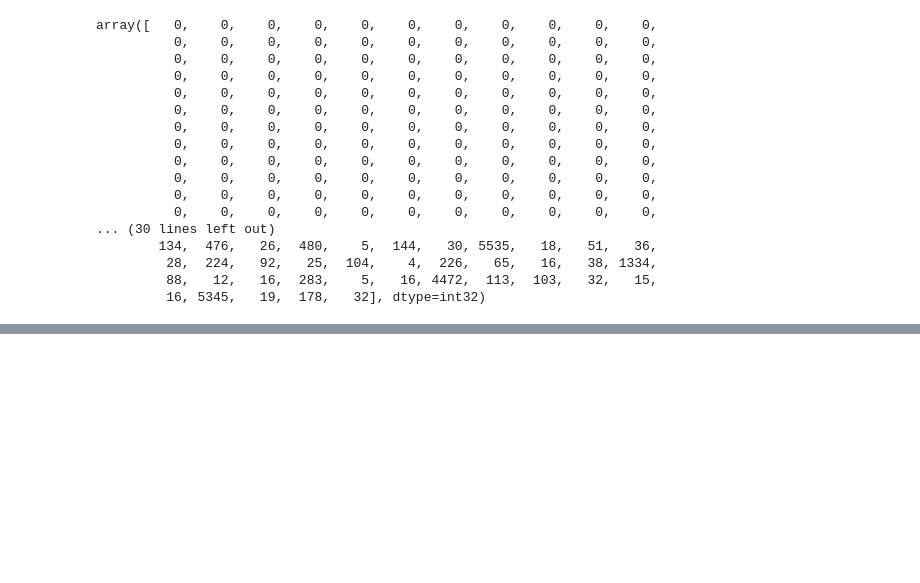
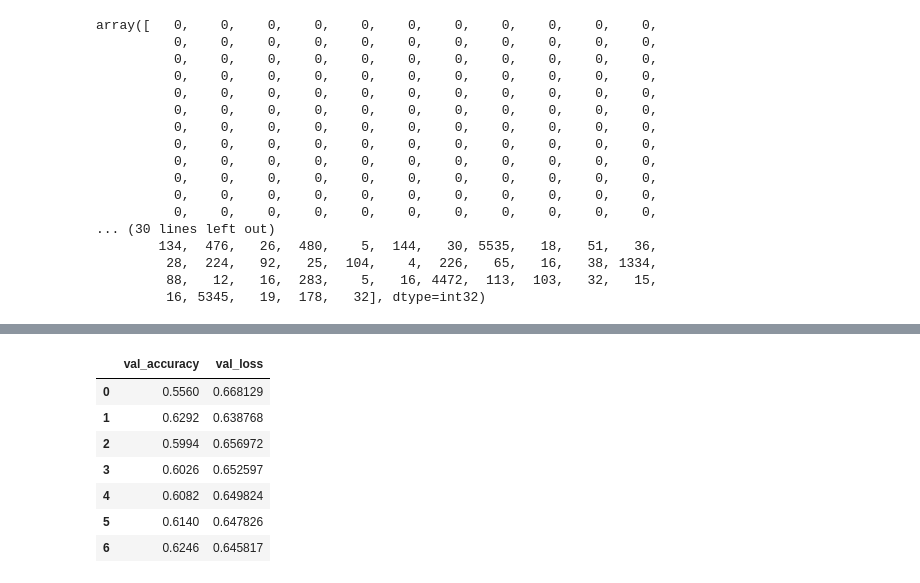
Before and after one commit to saadtariq-ds/IMDB-Movie-Reviews-Sentiment-Analysis, a Jupyter notebook: SimpleRNN.ipynb, the cells around one changed output, grey strips where cells are left out. Saved outputs shown, nothing was run; the diff lists cells and outputs as text; code cells hidden in the pictures; blank space fills up the shorter version.

```diff
--- a/SimpleRNN.ipynb
+++ b/SimpleRNN.ipynb
@@ -146,0 +240,11 @@ array([   0,    0,    0,    0,    0,    0,    0,    0,    0,    0,    0,
+# %%
+validation_df
+# %% [output]
+|  | val_accuracy | val_loss |
+| 0 | 0.5560 | 0.668129 |
+| 1 | 0.6292 | 0.638768 |
+| 2 | 0.5994 | 0.656972 |
+| 3 | 0.6026 | 0.652597 |
+| 4 | 0.6082 | 0.649824 |
+| 5 | 0.6140 | 0.647826 |
+| 6 | 0.6246 | 0.645817 |
```
Also changed, not shown: parts of 16 cells of this notebook, 1 other file.
